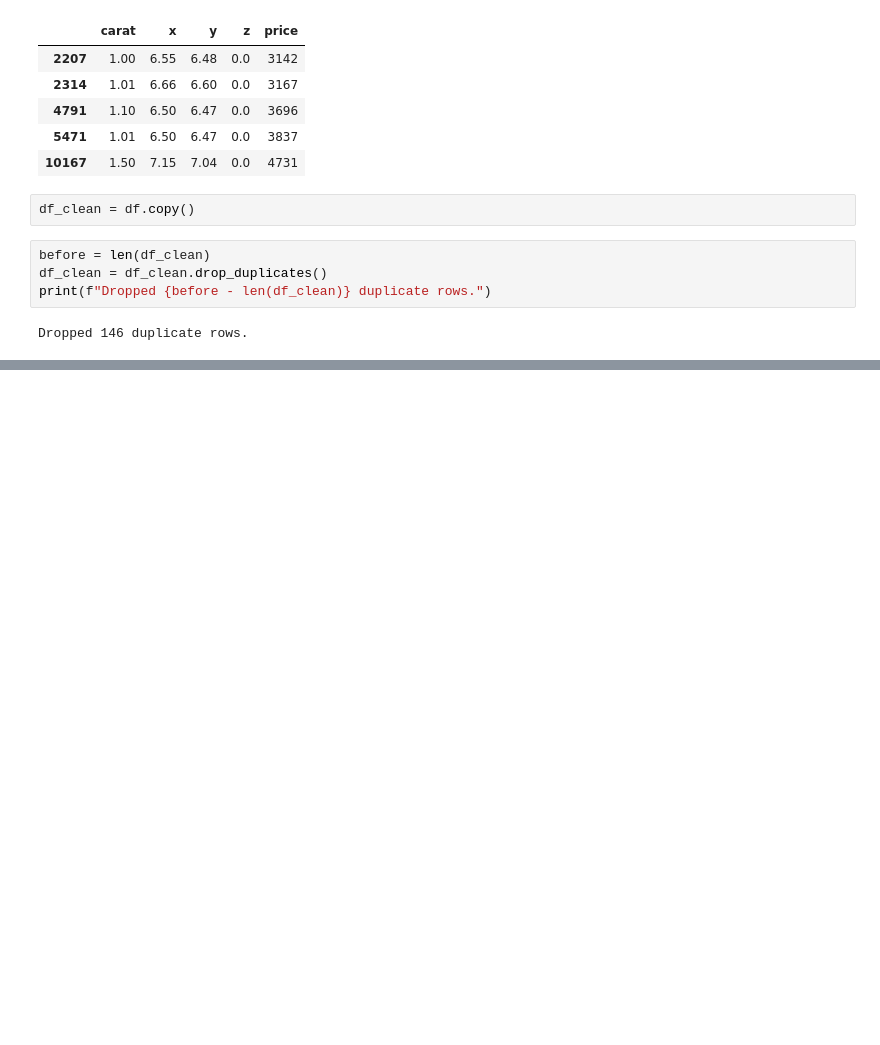
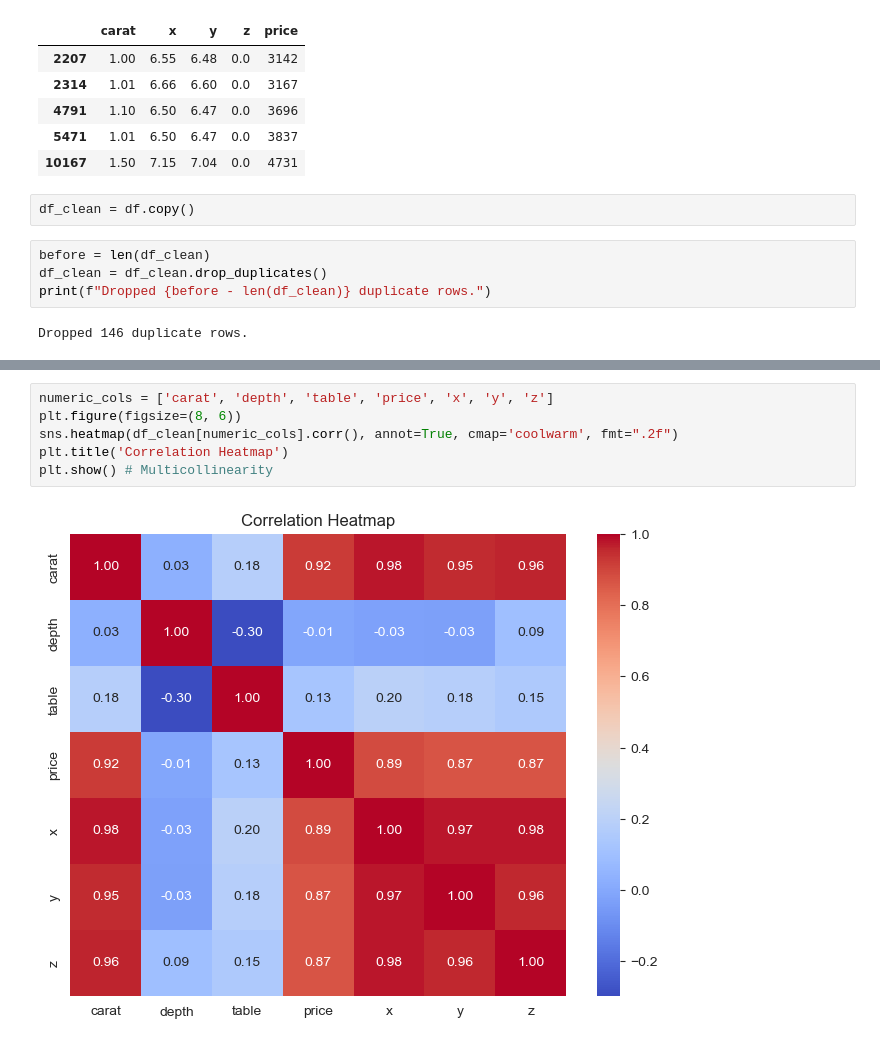
Before and after one commit to Niraj7272/DataScience, a Jupyter notebook: Practice/Machine_Learning/Diamond_Price_Prediction/Diamond.ipynb, the cells around one changed output, grey strips where cells are left out. Drawn from its saved outputs; the diff is of its cells as text; blank space fills up the shorter version.

```diff
--- a/Practice/Machine_Learning/Diamond_Price_Prediction/Diamond.ipynb
+++ b/Practice/Machine_Learning/Diamond_Price_Prediction/Diamond.ipynb
@@ -144,0 +200,8 @@ Dropped 146 duplicate rows.
+# %%
+numeric_cols = ['carat', 'depth', 'table', 'price', 'x', 'y', 'z']
+plt.figure(figsize=(8, 6))
+sns.heatmap(df_clean[numeric_cols].corr(), annot=True, cmap='coolwarm', fmt=".2f")
+plt.title('Correlation Heatmap')
+plt.show() # Multicollinearity
+# %% [output]
+[figure, added]
```
Also changed, not shown: parts of 33 cells of this notebook.
